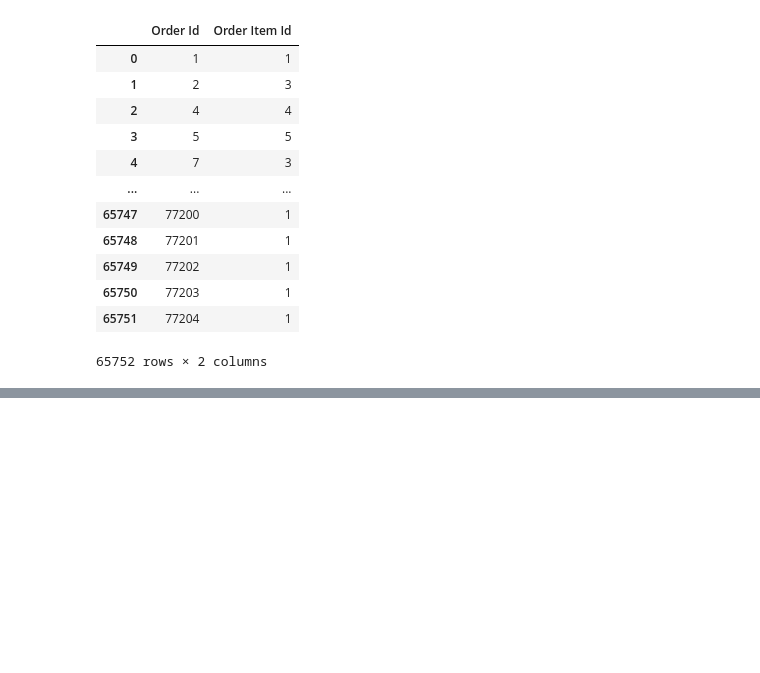
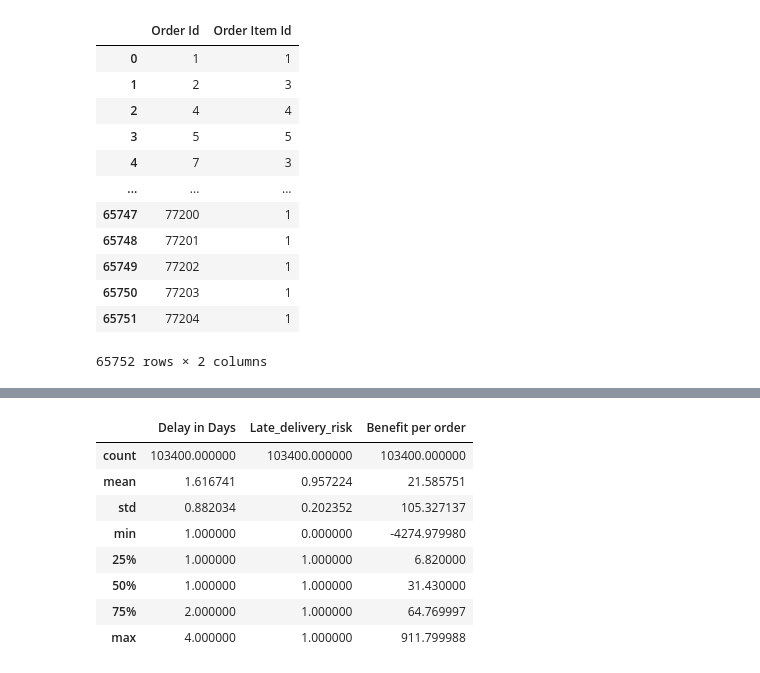
Before and after one commit to RithikDatascientist/works, a Jupyter notebook: learnings/logisitic_supply_chain/EDA_supply_chain.ipynb, the cells around one changed output, grey strips where cells are left out. Cells and saved outputs as stored; diff of their text form; code cells hidden in the pictures; blank space fills up the shorter version.

```diff
--- a/learnings/logisitic_supply_chain/EDA_supply_chain.ipynb
+++ b/learnings/logisitic_supply_chain/EDA_supply_chain.ipynb
@@ -167,0 +223,12 @@ df.groupby("Order Id")["Order Item Id"].count().reset_index()
+# %%
+late_deliverys.describe()
+# %% [output]
+|  | Delay in Days | Late_delivery_risk | Benefit per order |
+| count | 103400.000000 | 103400.000000 | 103400.000000 |
+| mean | 1.616741 | 0.957224 | 21.585751 |
+| std | 0.882034 | 0.202352 | 105.327137 |
+| min | 1.000000 | 0.000000 | -4274.979980 |
+| 25% | 1.000000 | 1.000000 | 6.820000 |
+| 50% | 1.000000 | 1.000000 | 31.430000 |
+| 75% | 2.000000 | 1.000000 | 64.769997 |
+| max | 4.000000 | 1.000000 | 911.799988 |
```
Also changed, not shown: parts of 9 cells of this notebook.
